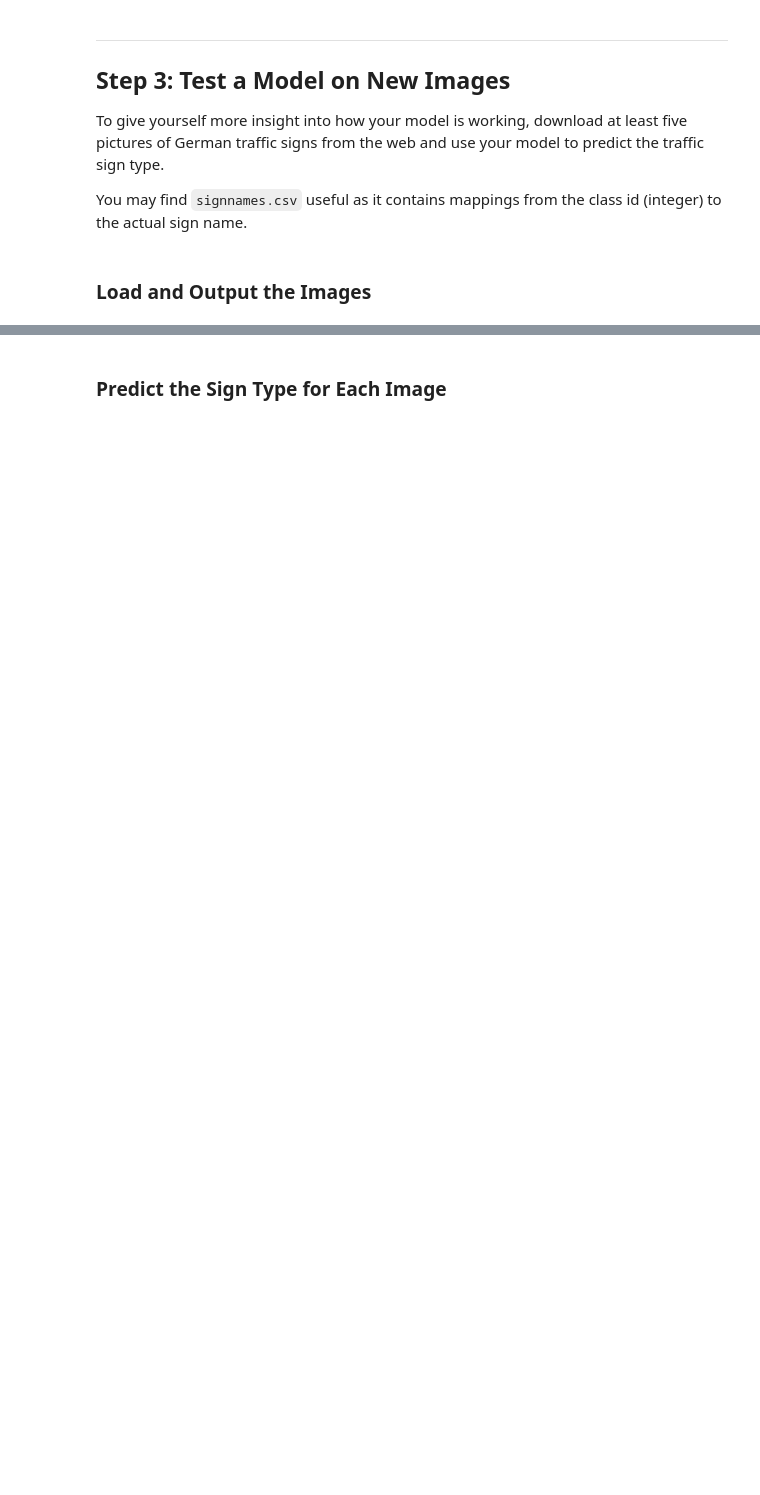
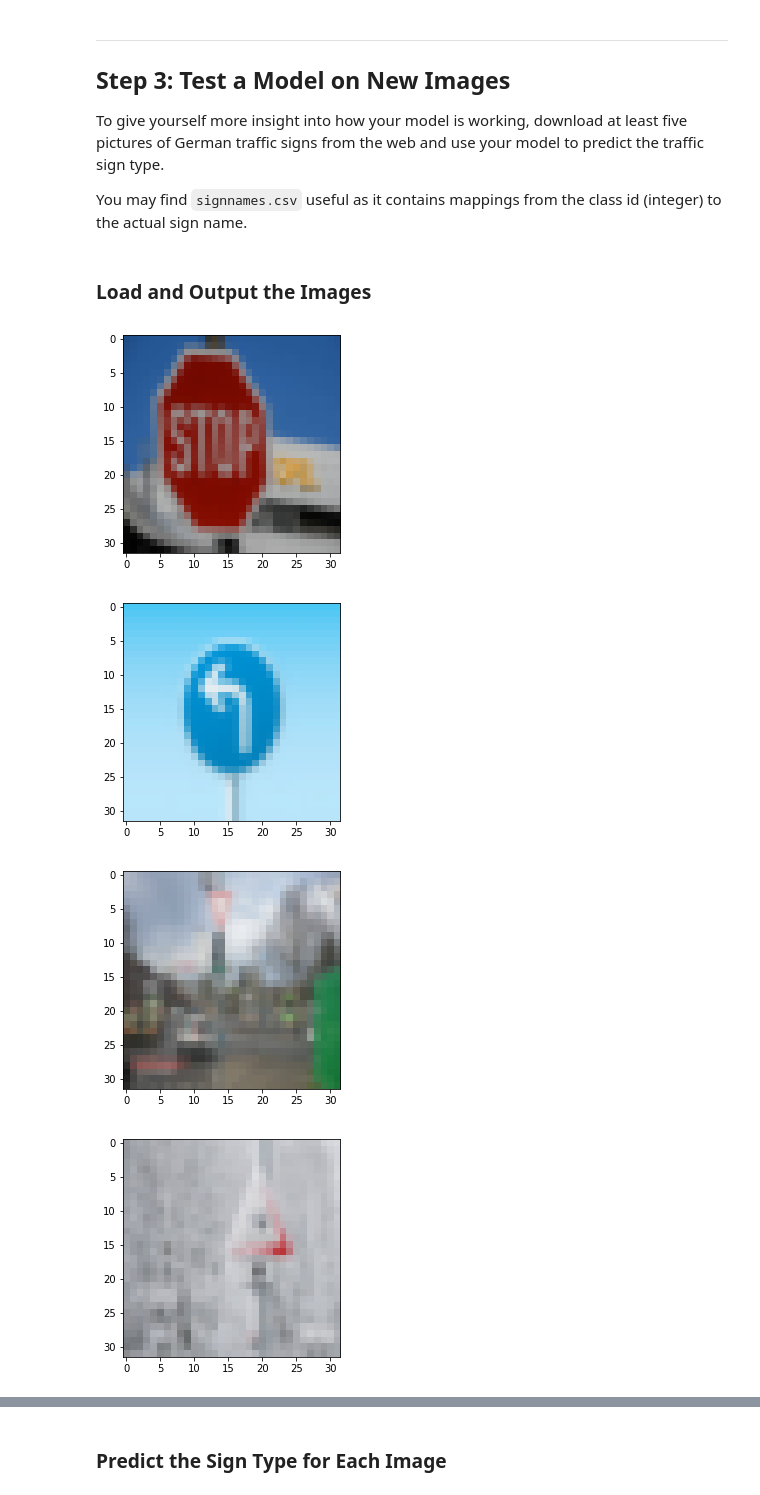
Before and after one commit to silviostammler/CarND-Traffic-Sign-Classifier-Project, a Jupyter notebook: Traffic_Sign_Classifier.ipynb, the cells around one changed output, grey strips where cells are left out. Cells and saved outputs as stored; diff of their text form; code cells hidden in the pictures; blank space fills up the shorter version.

```diff
--- a/Traffic_Sign_Classifier.ipynb
+++ b/Traffic_Sign_Classifier.ipynb
@@ -456,0 +454,37 @@ You may find `signnames.csv` useful as it contains mappings from the class id (i
+# %%
+import glob
+import matplotlib.image as mpimg
+from skimage.transform import resize
+import os.path
+
+
+### Load the images and plot them here.
+web_images = glob.glob('./data/web/original/*.jpg')
+
+X_web = []
+
+
+for i,fname in enumerate(web_images):
+
+    #extract basename from path fpath
+    fn = os.path.basename(fname)
+
+    img = mpimg.imread(fname)
+    img = resize(img, (32,32), anti_aliasing=True)
+    f, ax = plt.subplots()
+    ax.imshow(img)
+    f.savefig("./data/web/resized/traffic_sign_{}.png".format(i+1))
+    plt.show()
+    X_web.append(img)
+
+
+# summarize image data in an array
+X_web = np.array(X_web)
+
+# label the data (class id's extracted manually from signnames.csv)
+y_web = np.array([14,34,13,23,3])
+# %% [output]
+[figure, added]
+[figure, added]
+[figure, added]
+[figure, added]
```
Also changed, not shown: parts of 9 cells of this notebook, 2 other files.
